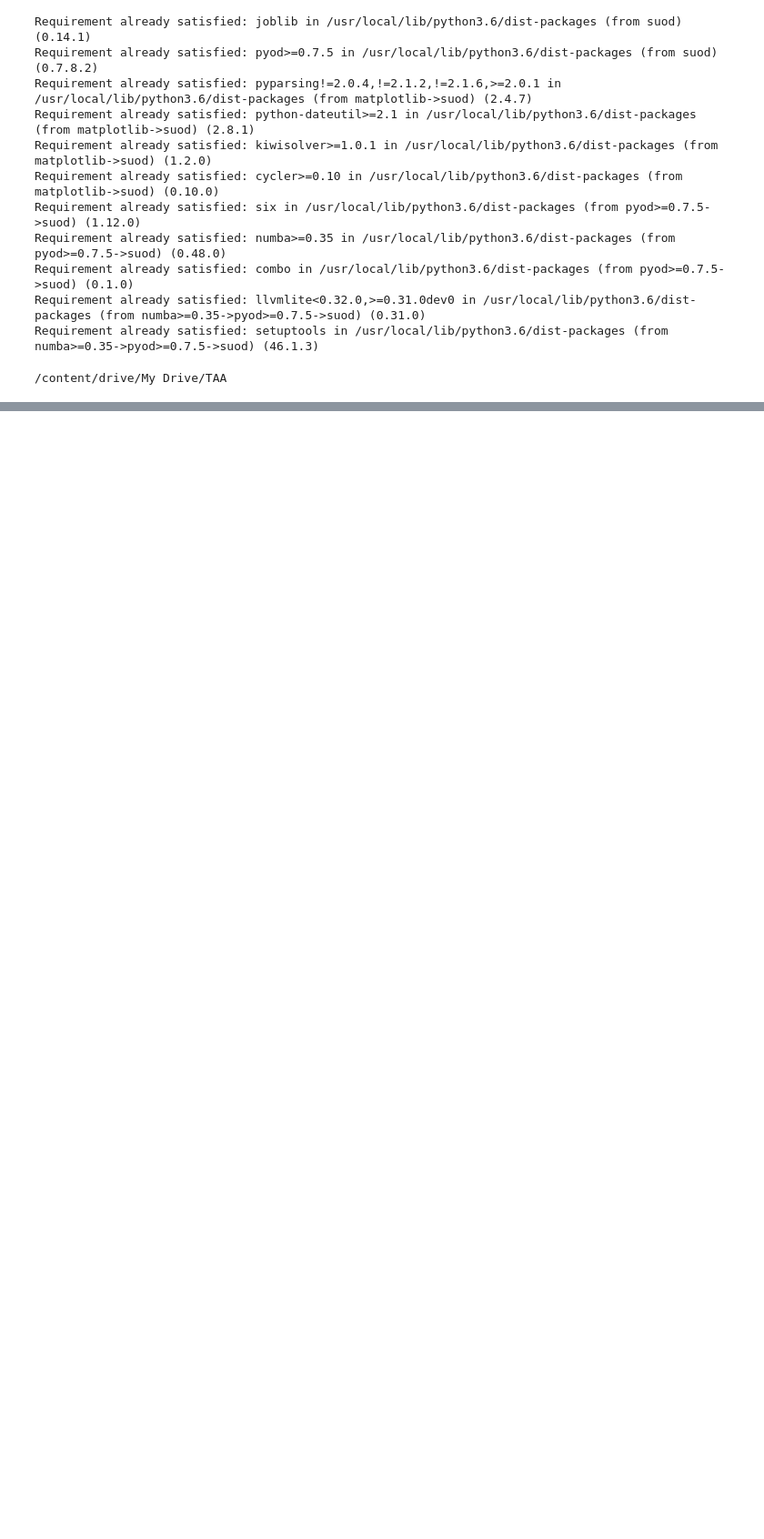
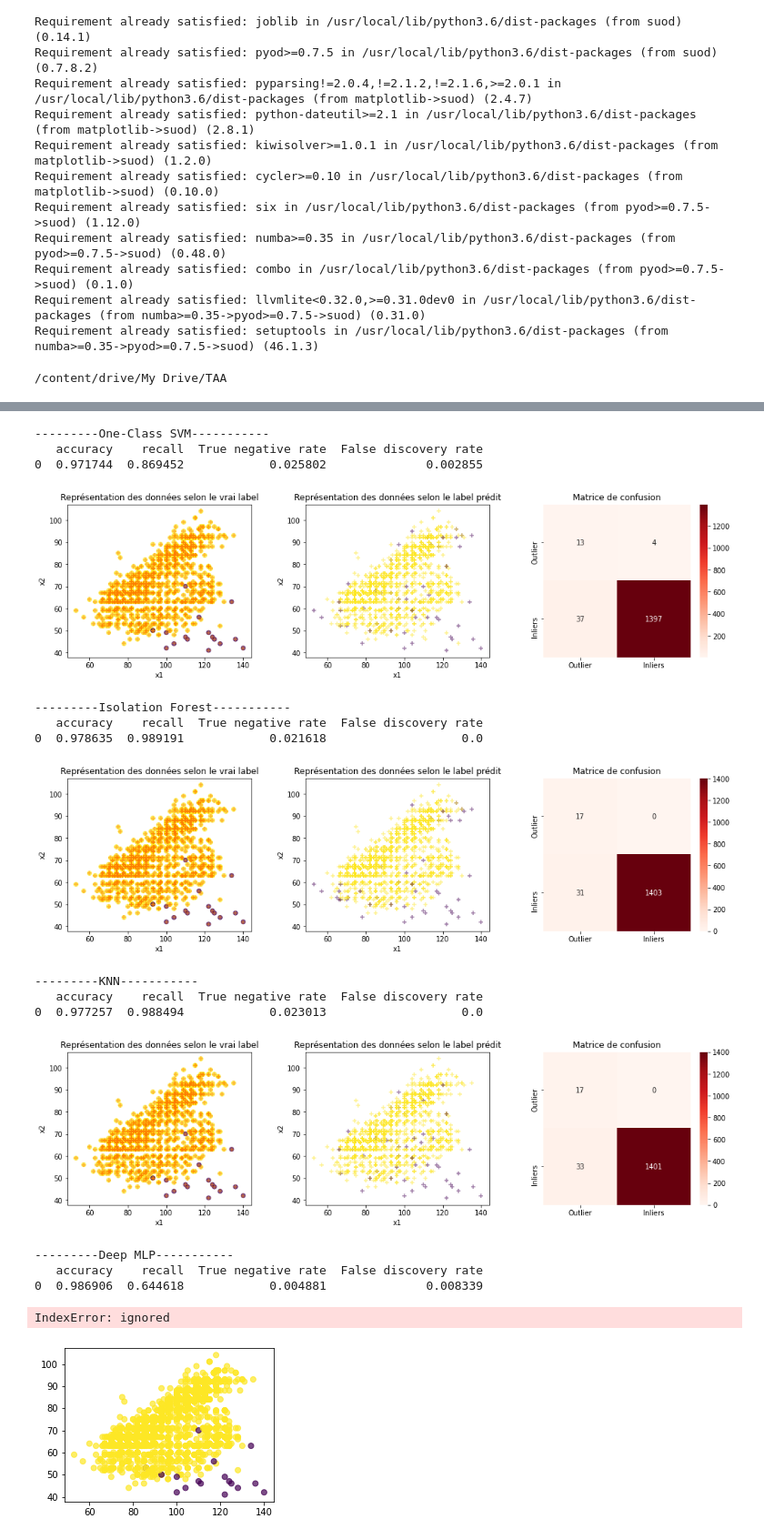
Before and after one commit to Benoitane/Detection-anomalies-et-nouveautes, a Jupyter notebook: TAA.ipynb, the cells around one changed output, grey strips where cells are left out. Shown at 91% size. Cells and saved outputs as stored; diff of their text form; code cells hidden in the pictures; blank space fills up the shorter version.

```diff
--- a/TAA.ipynb
+++ b/TAA.ipynb
@@ -123,3 +175,12 @@ def deep_predict(model,X_test):
 # %%
 #outlier_prop = len(y[y==-1])/len(y) #0.012
 outlier_prop = 0.03
+# %%
+def split_data(split_method, X, y):
+  mask = np.where(y[y == 1])[0][:int(len(y[y == 1])*0.80)]
+  anti_mask = list(range(mask[-1]+1,len(X)))
+  if split_method == "anomalies":
+    X_train, X_test, y_train, y_test = train_test_split(X, y, test_size=0.25, random_state=42)
+  if split_method == "nouveautes":
+    X_train, X_test, y_train, y_test = X[mask], X[anti_mask], y[mask], y[anti_mask]
+  return X_train, X_test, y_train, y_test
@@ -126,5 +189,5 @@ outlier_prop = 0.03
 # %%
-X_train, X_test, y_train, y_test = train_test_split(X, y, test_size=0.25, random_state=42)
+X_train, X_test, y_train, y_test = split_data('anomalies',X,y)
 # %%
 scaler = MinMaxScaler()
 X_train_scaled = scaler.fit_transform(X_train)
@@ -164,3 +227,58 @@ Total params: 908
 Trainable params: 908
 Non-trainable params: 0
 _________________________________________________________________
+# %%
+novelty_algorithms = [
+    ("One-Class SVM", OneClassSVM(nu=outlier_prop, kernel="rbf", gamma=0.0001)),
+    ("Isolation Forest", IsolationForest(n_estimators=300, max_samples = 600, contamination=outlier_prop, max_features=30, random_state=42)),
+    ("KNN", KNN(contamination = outlier_prop, n_neighbors=30)),
+    ("Deep MLP", autoencoder),
+    ("Local Outlier Factor", LocalOutlierFactor(n_neighbors=15, contamination=outlier_prop))
+    ]
+algo_particuliers = ["KNN","Local Outlier Factor","Deep MLP"]
+# %%
+ for name, algorithm in novelty_algorithms:
+   if name == "KNN":
+     algorithm.fit(X_train)
+     y_pred = algorithm.predict(X_test)
+     y_pred[y_pred == 1] = -1
+     y_pred[y_pred == 0] = 1
+     print('---------'+name+'-----------')
+     print(evaluate(y_test,y_pred))
+     evaluation_detection(y_test,y_pred)
+   if name == "Local Outlier Factor":
+     algorithm.fit(X_train)
+     y_pred = algorithm.fit_predict(X_test)
+     print('---------'+name+'-----------')
+     print(evaluate(y_test,y_pred))
+     evaluation_detection(y_test,y_pred)
+   if name == "Deep MLP":
+     algorithm.fit(X_train_scaled, X_train_scaled, epochs=nb_epoch,batch_size=batch_size,shuffle=True,validation_split=0.33, verbose=0)
+     y_pred = deep_predict(algorithm,X_test_scaled)
+     print('---------'+name+'-----------')
+     print(evaluate(y_test,y_pred))
+     evaluation_detection(y_test,y_pred)
+   if name not in algo_particuliers:
+     algorithm.fit(X_train)
+     y_pred = algorithm.predict(X_test)
+     print('---------'+name+'-----------')
+     print(evaluate(y_test,y_pred))
+     evaluation_detection(y_test,y_pred)
+# %% [output]
+---------One-Class SVM-----------
+   accuracy    recall  True negative rate  False discovery rate
+0  0.971744  0.869452            0.025802              0.002855
+[figure, added]
+---------Isolation Forest-----------
+   accuracy    recall  True negative rate  False discovery rate
+0  0.978635  0.989191            0.021618                   0.0
+[figure, added]
+---------KNN-----------
+   accuracy    recall  True negative rate  False discovery rate
+0  0.977257  0.988494            0.023013                   0.0
+[figure, added]
+---------Deep MLP-----------
+   accuracy    recall  True negative rate  False discovery rate
+0  0.986906  0.644618            0.004881              0.008339
+IndexError: ignored
+[figure, added]
```
Also changed, not shown: parts of 15 cells of this notebook.
